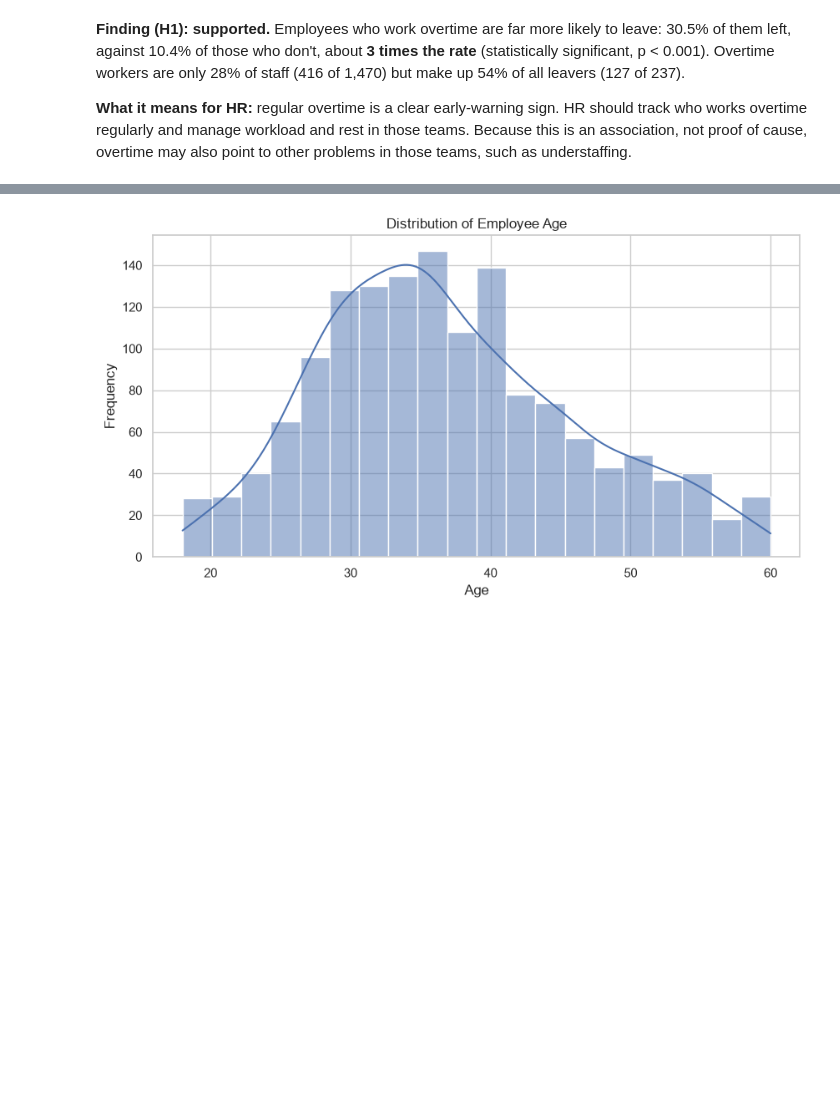
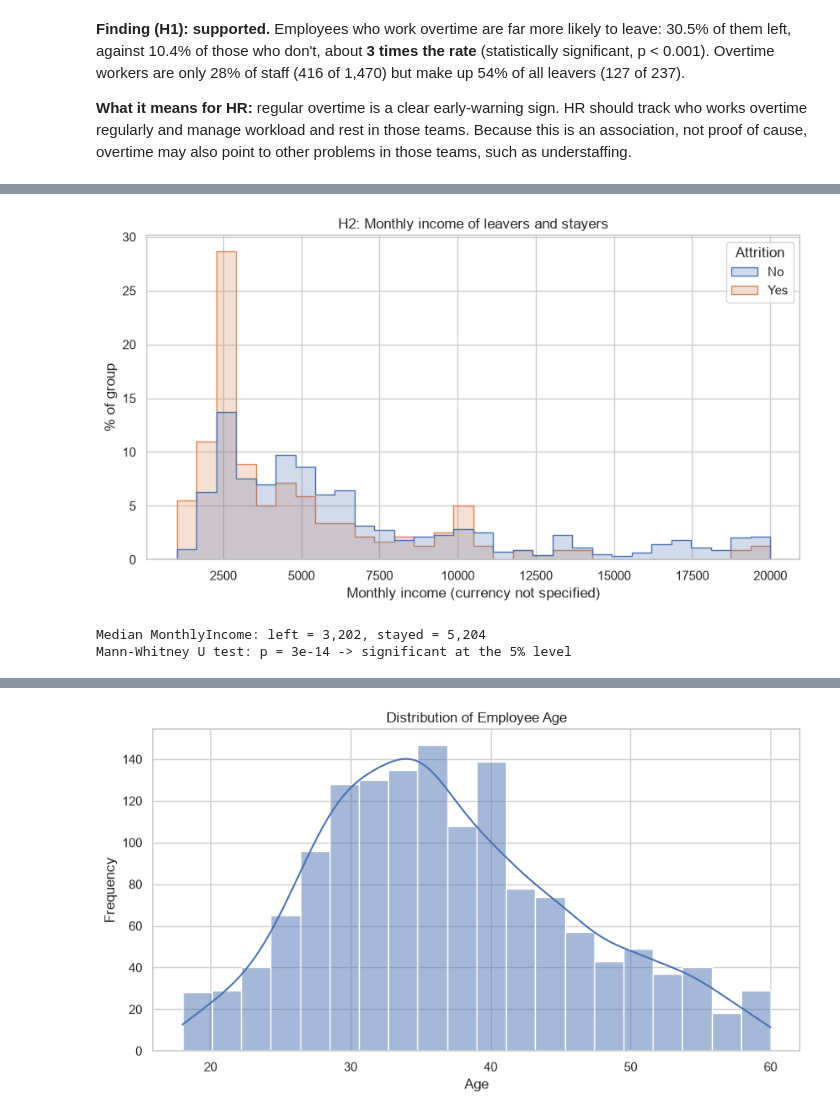
Before and after one commit to Trumpibeabuchi/techcrush-c9-group5-attrition, a Jupyter notebook: notebooks/EMPLOYEE_ATTRITION_PREDICTION.ipynb, the cells around one changed output, grey strips where cells are left out. Drawn from its saved outputs; the diff is of its cells as text; code cells hidden in the pictures; blank space fills up the shorter version.

```diff
--- a/notebooks/EMPLOYEE_ATTRITION_PREDICTION.ipynb
+++ b/notebooks/EMPLOYEE_ATTRITION_PREDICTION.ipynb
@@ -550,0 +553,33 @@ tenure analysis and the finding will be added when we reach H3.
+# %%
+plt.figure(figsize=(10, 5))
+
+sns.histplot(
+    data=eda_df,
+    x="MonthlyIncome",
+    hue="Attrition",
+    hue_order=["No", "Yes"],
+    bins=30,
+    stat="percent",
+    common_norm=False,
+    element="step"
+)
+
+plt.title("H2: Monthly income of leavers and stayers")
+
+plt.xlabel("Monthly income (currency not specified)")
+
+plt.ylabel("% of group")
+
+plt.savefig(
+    f"{FIG_DIR}/h2_income_distribution.png",
+    dpi=300,
+    bbox_inches="tight"
+)
+
+plt.show()
+
+mann_whitney_test("MonthlyIncome");
+# %% [output]
+[figure, added]
+Median MonthlyIncome: left = 3,202, stayed = 5,204
+Mann-Whitney U test: p = 3e-14 -> significant at the 5% level
```
Also changed, not shown: parts of 38 cells of this notebook, 15 other files.
